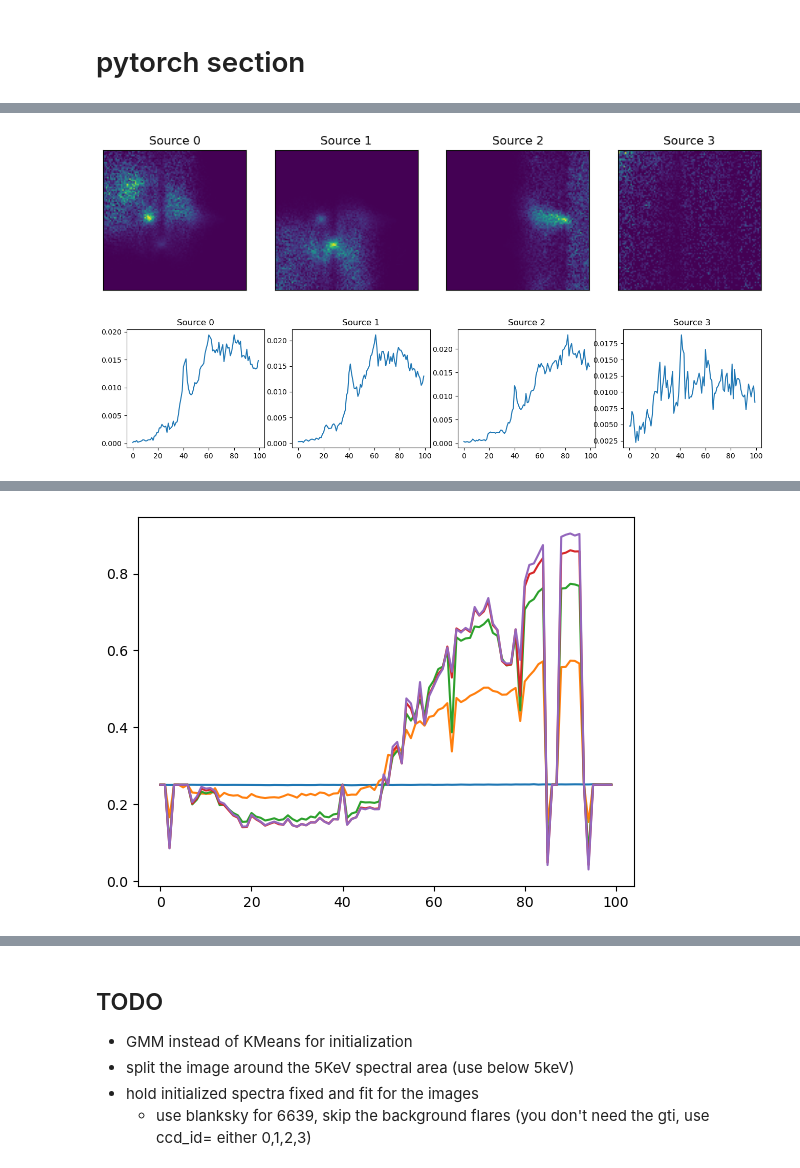
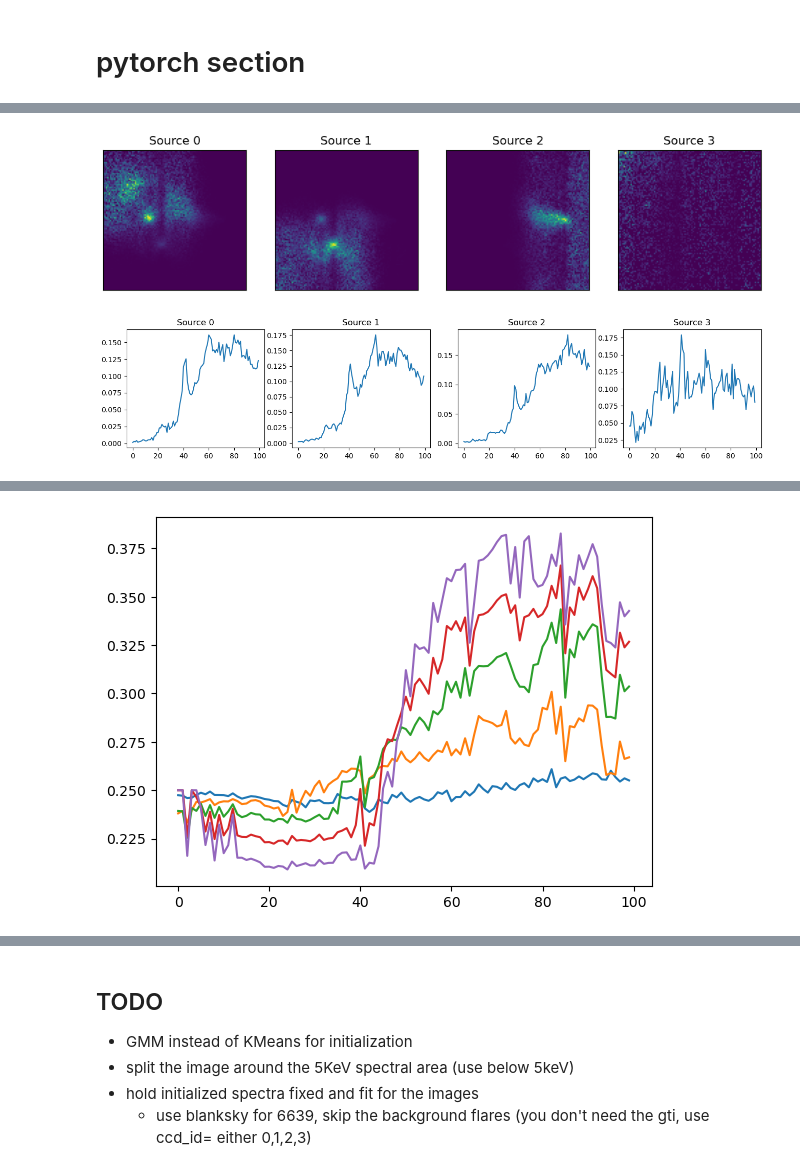
Before and after one commit to star-skelly/dogs_source_separation, a Jupyter notebook: try_pytorch.ipynb, the cells around one changed output, grey strips where cells are left out. Saved outputs shown, nothing was run; the diff lists cells and outputs as text; code cells hidden in the pictures.

```diff
--- a/try_pytorch.ipynb
+++ b/try_pytorch.ipynb
@@ -98,10 +111,4 @@ torch.Size([100, 102, 104])
 # %%
-## Get initital values for A and S
-EMIN = 1000
-EMAX = 4500
-low_e_subset = df[(df['x'] > XMIN) & (df['x'] < XMAX) & \
-            (df['y'] > YMIN) & (df['y'] < YMAX) & \
-            (df['energy'] > EMIN) & (df['energy'] < EMAX)]
 
 std_scaler = StandardScaler()
 scaled_df = std_scaler.fit_transform(low_e_subset[['x', 'y', 'energy']])
@@ -340,10 +347,10 @@ plt.tight_layout()
 # %%
-plt.figure(figsize=(3*NCOMP, 3))
+plt.figure(figsize=(3*NCOMP, 2))
 spec_hist = np.zeros((NCOMP, 200))
 
 sources_gmm = []
 for i in range(NCOMP):
-    mask = probs[:, i] > 0.5
+    mask = probs[:, i] > 0.7
     sources_gmm.append(low_e_subset[mask])
 
 for i, source in enumerate(sources_gmm):
@@ -358,7 +365,7 @@ for i, source in enumerate(sources_gmm):
     ax.set_title(f'Source {i}')
     ax.set_xlabel('keV', size=14)
 
-fig = plt.figure(figsize=(3*NCOMP, 3))
+fig = plt.figure(figsize=(3*NCOMP, 2))
 for i, source in enumerate(sources_gmm):
     ax = plt.subplot(100 + 10*NCOMP + i + 1)
     _ = ax.hist2d(source['x'], source['y'], bins=200, cmap='viridis', norm=LogNorm(vmin=VMIN, vmax=VMAX))
@@ -435,16 +445,3 @@ H_blank, xedges, yedges = np.histogram2d(
 S_gmm[i+1] = H_blank
 # %% [markdown]
 # pytorch section
-# %%
-data = hdul[1].data
-#print(data.columns)
-energy = data["energy"]  # in eV
-pi = data["pi"]
-
-ehist, edges = np.histogram(energy /1e3, bins=100, range=(EMIN / 1e3, EMAX/ 1e3))
-ehist = torch.tensor(ehist)
-
-plt.step(edges[:-1], ehist)
-plt.xlabel("Energy (keV)")
-plt.ylabel("Counts")
-plt.show()
@@ -457,8 +452,6 @@ from tqdm import tqdm
 n_comp = 3
 
 n_bands, nx_pixels, ny_pixels = spectral_cube_tensor.shape
-#print(nx_pixels, ny_pixels, n_bands)
-
 device = torch.device('mps' if torch.backends.mps.is_available() else 'cpu') # use GPU
 
 # Initialize A and S with the KMeans clusters
@@ -487,19 +480,19 @@ for i, source in enumerate(S.detach().numpy()):
 #spec_hist = torch.tensor([np.histogram(sources[i]['energy'], bins=n_bands)[0]
 #                            for i in range(n_comp)], dtype=torch.float32)
 spec_hist = np.zeros((NCOMP_TRUE, n_bands))
-bg_hist, edges = np.histogram(energy/1e3, bins=n_bands, range=(EMIN/1e3, EMAX/1e3))
+bg_hist, edges = np.histogram(energy, bins=n_bands, range=(EMIN, EMAX))
 bg_hist = torch.tensor(np.array(bg_hist))
 
 for i in range(NCOMP):
     spec_hist[i], _ = np.histogram(
-        low_e_subset['energy']/1e3,
+        low_e_subset['energy'],
         bins=n_bands,
-        range=(EMIN/1e3, EMAX/1e3),
+        range=(EMIN, EMAX),
         weights=probs[:, i]
     )
 spec_hist[i + 1] = bg_hist
 spec_hist = torch.from_numpy(spec_hist)
-A = torch.nn.functional.normalize(spec_hist.T, p=1, dim=0)#.requires_grad_().to(device)
+A = torch.nn.functional.normalize(spec_hist.T, dim=0).requires_grad_().to(device)
 
 fig = plt.figure(figsize=(4*NCOMP_TRUE, 3))
 for i, source in enumerate(A.T.detach().numpy()):
@@ -508,17 +501,18 @@ for i, source in enumerate(A.T.detach().numpy()):
     ax.set_title(f'Source {i}')
 # %% [output]
 [figure]
-[figure, old version]
+[figure, new version]
 # %%
 
-lr = 8.e-4
+lr = 1.e-4
 optimizer = torch.optim.Adam([A, S], lr=lr)
 
 # initialize loss values for plot
 loss_values = []
 
 max_iter = 5000
-lambda_smooth = 10
+lambda_smooth = 10.
+lambda_spec = 1.
 lambda_sparsity = 5.
 
 for i in tqdm(range(max_iter)):
@@ -533,7 +527,7 @@ for i in tqdm(range(max_iter)):
 
         for j in range(n_comp):
             loss += image_variation_loss(S_pos[j, :, :]) * lambda_smooth
-            #loss += spectral_variation_loss(A_pos[:,j]) * lambda_smooth
+            #loss += spectral_variation_loss(A_pos[:,j]) * lambda_spec
             #loss += sparsity(S_pos[j,:,:]) * lambda_sparsity  # encourage sparsity
 
         loss.backward()
@@ -553,4 +547,4 @@ Step 4000, Loss: 224294.0081
-[figure, old version]
+[figure, new version]
 # %%
 plt.xlabel("Epoch")
 plt.ylabel("Loss")
```
Also changed, not shown: parts of 16 cells of this notebook.
